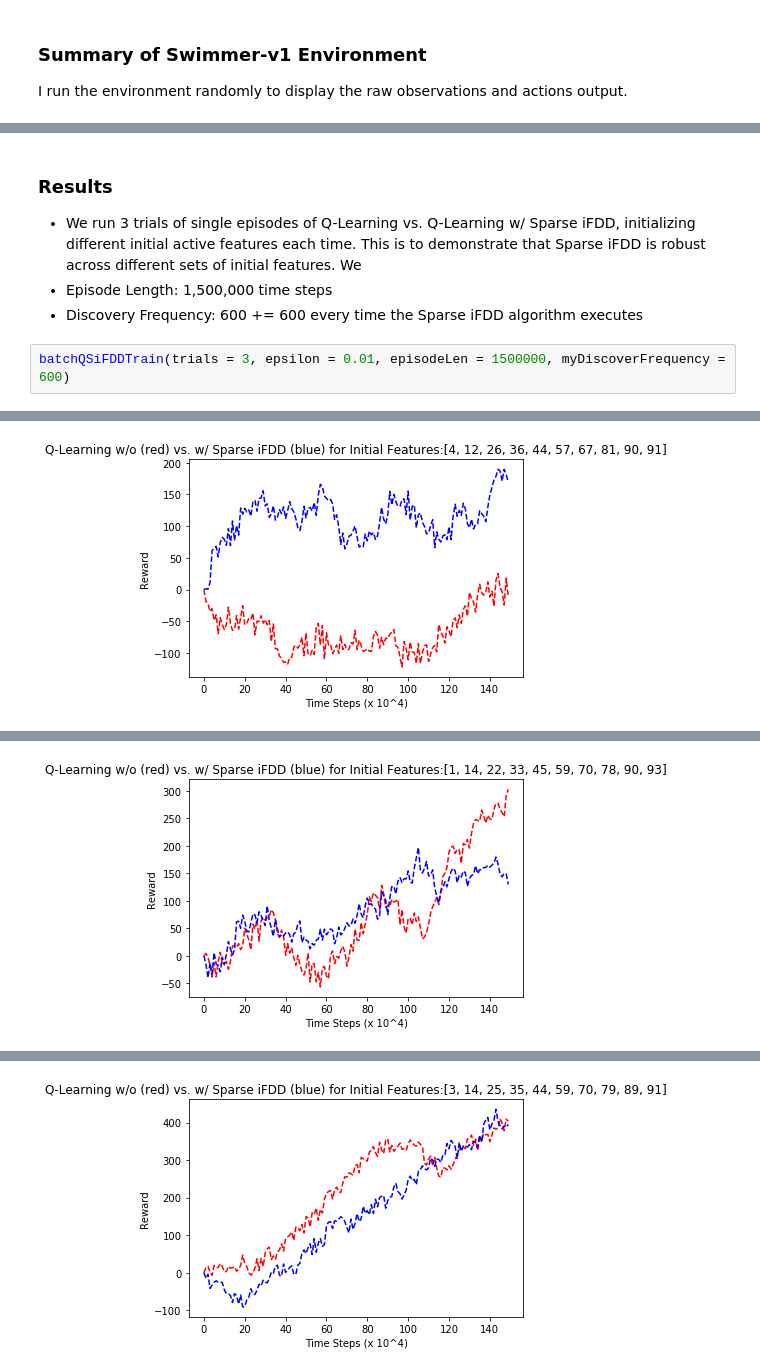
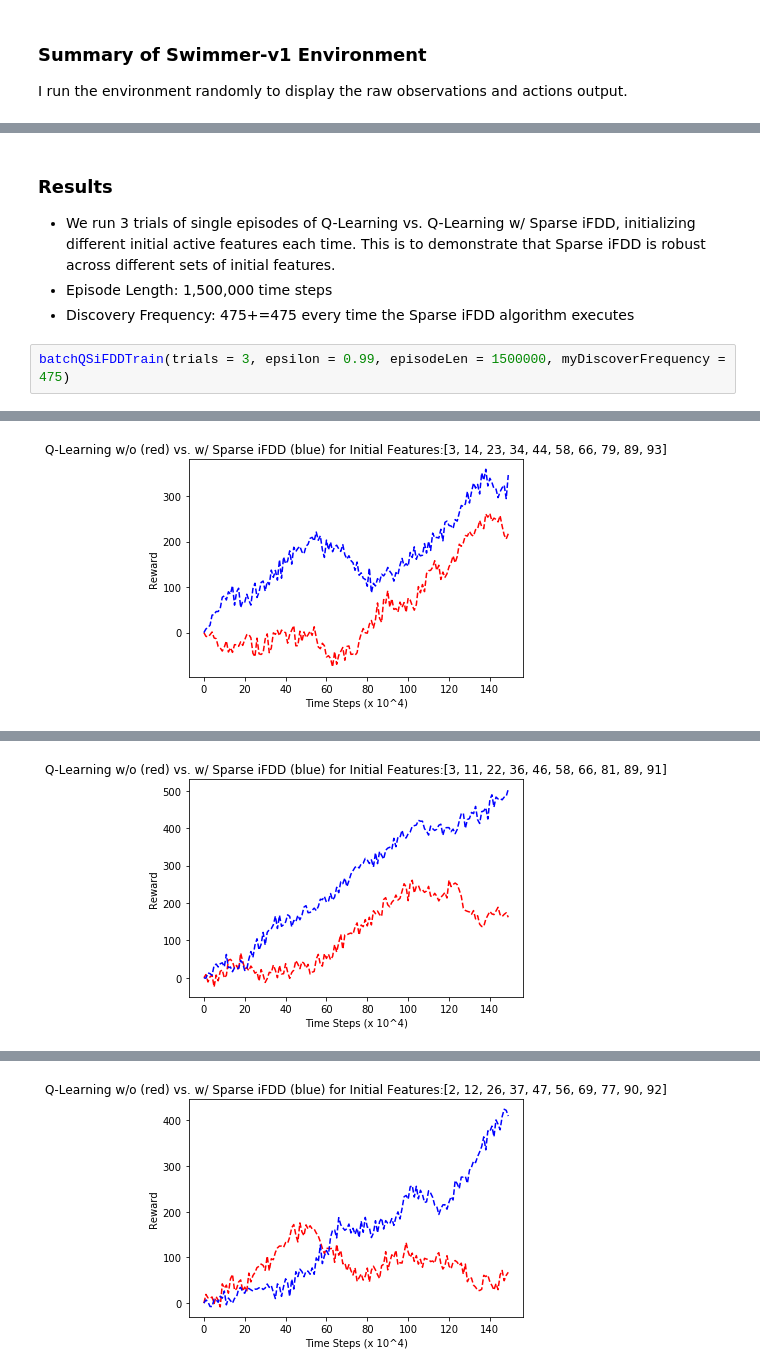
Before and after one commit to huanntran100/Learning-RL, a Jupyter notebook: Bioengineering Senior Design/Q-Learning and Sparse iFDD on Swimmer-v1 Write-Up.ipynb, the cells around one changed output, grey strips where cells are left out. Saved outputs shown, nothing was run; the diff lists cells and outputs as text.

Commit message:
Updated write-up
Updated e-greedy parameter and ran experiment with discovery rate 475

```diff
--- a/Bioengineering Senior Design/Q-Learning and Sparse iFDD on Swimmer-v1 Write-Up.ipynb
+++ b/Bioengineering Senior Design/Q-Learning and Sparse iFDD on Swimmer-v1 Write-Up.ipynb
@@ -92,11 +92,11 @@ Action Features: [-0.036, 0.0, 0.036]
 Feature Map: [[-5, -4, -3, -2, -1, 0, -1, -2, -3, -4, -5], [-5, -4, -3, -2, -1, 0, -1, -2, -3, -4, -5], [-5, -4, -3, -2, -1, 0, -1, -2, -3, -4, -5], [-5, -4, -3, -2, -1, 0, -1, -2, -3, -4, -5], [-5, - ...
 # %% [markdown]
 ### Results
-- We run 3 trials of single episodes of Q-Learning vs. Q-Learning w/ Sparse iFDD, initializing different initial active features each time. This is to demonstrate that Sparse iFDD is robust across different sets of initial features. We
+- We run 3 trials of single episodes of Q-Learning vs. Q-Learning w/ Sparse iFDD, initializing different initial active features each time. This is to demonstrate that Sparse iFDD is robust across different sets of initial features.
 - Episode Length: 1,500,000 time steps
-- Discovery Frequency: 600 += 600 every time the Sparse iFDD algorithm executes
+- Discovery Frequency: 475+=475 every time the Sparse iFDD algorithm executes
 # %%
-batchQSiFDDTrain(trials = 3, epsilon = 0.01, episodeLen = 1500000, myDiscoverFrequency = 600)
+batchQSiFDDTrain(trials = 3, epsilon = 0.99, episodeLen = 1500000, myDiscoverFrequency = 475)
 # %% [output]
 -------BEGIN 3 trials of Q-Learning vs. Q-Learning w/ Sparse iFDD for 1500000 episodes.-------
 Trial: 1
@@ -120 +120 @@ Training Time: 4419.42
-[figure, old version]
+[figure, new version]
@@ -140 +140 @@ Training Time: 1307.59
-[figure, old version]
+[figure, new version]
@@ -160 +160 @@ Training Time: 5954.29
-[figure, old version]
+[figure, new version]
```
Also changed, not shown: parts of 9 cells of this notebook.
